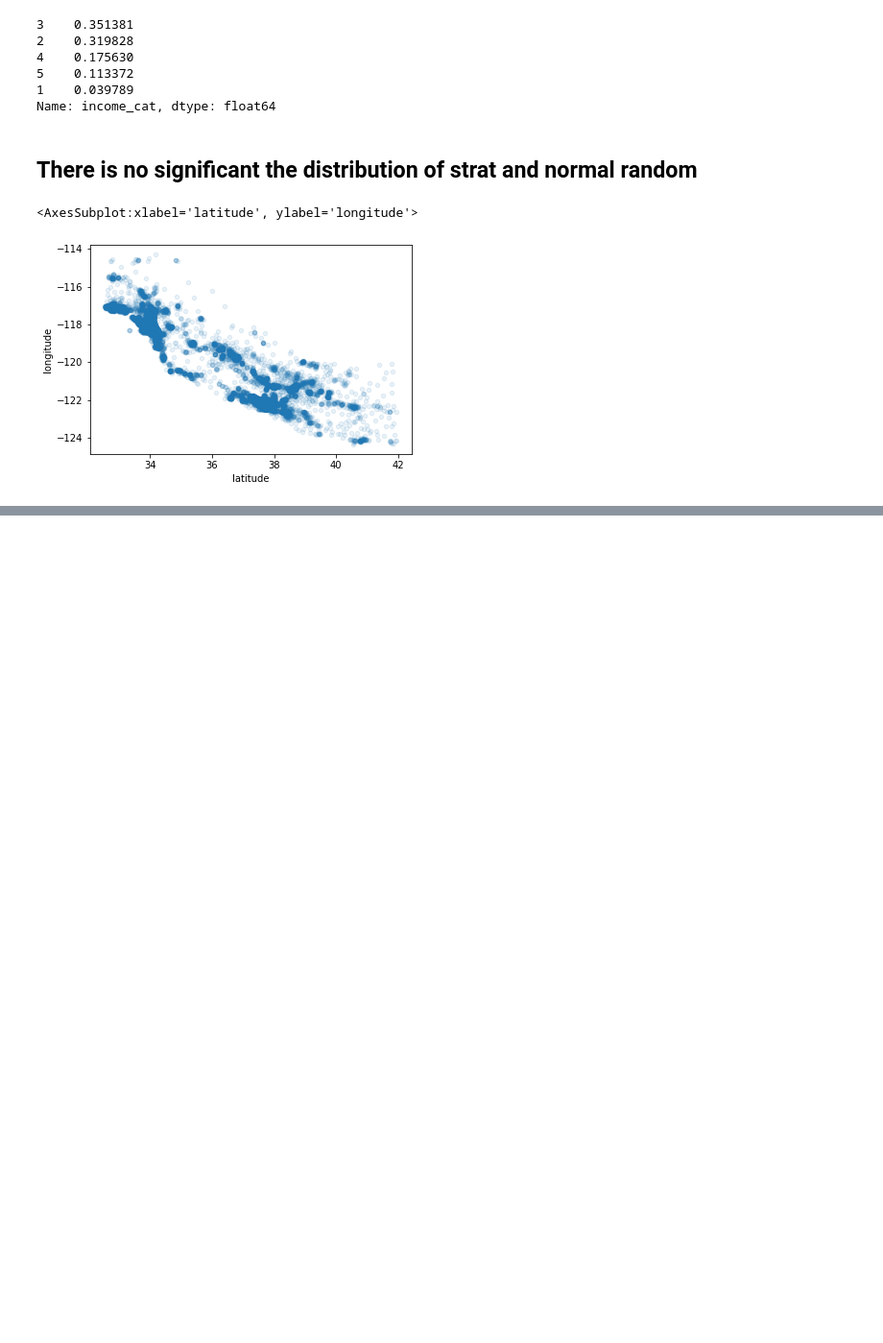
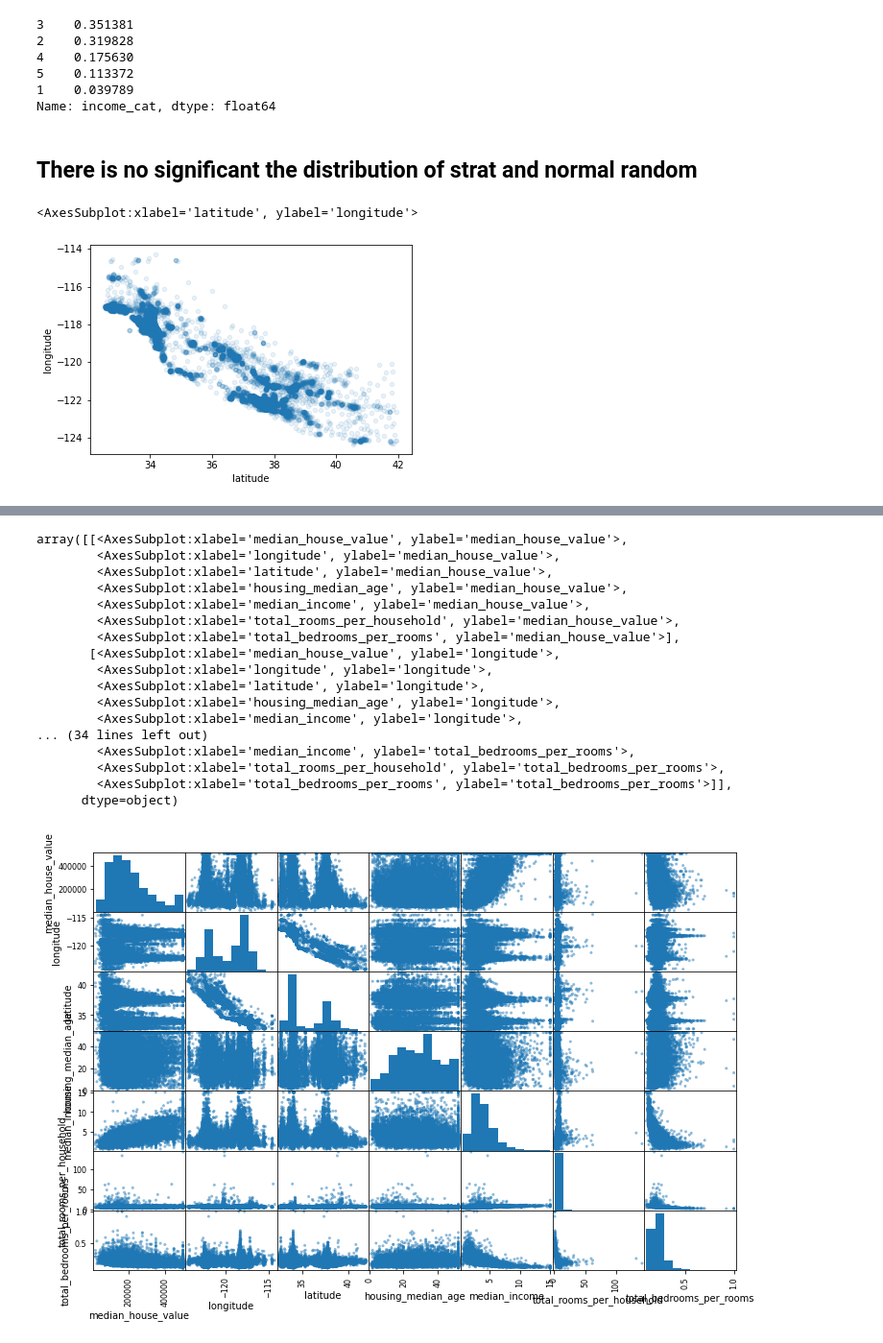
Before and after one commit to korntewin/practice-handson-ml2, a Jupyter notebook: ch2 end to end ml project - house_pricing_analysis.ipynb, the cells around one changed output, grey strips where cells are left out. Shown: that part at 96% size. Saved outputs shown, nothing was run; the diff lists cells and outputs as text; code cells hidden in the pictures; blank space fills up the shorter version.

```diff
--- a/ch2 end to end ml project - house_pricing_analysis.ipynb
+++ b/ch2 end to end ml project - house_pricing_analysis.ipynb
@@ -244,0 +322,26 @@ train_set.plot(kind='scatter', x='latitude', y = 'longitude', alpha = 0.1)
+# %%
+mod_train_set = train_set.copy()
+mod_train_set['total_rooms_per_household'] = train_set['total_rooms']/train_set['households']
+mod_train_set['total_bedrooms_per_rooms'] = train_set['total_bedrooms']/train_set['total_rooms']
+# %%
+attributes = focused_attributes + ['total_rooms_per_household', 'total_bedrooms_per_rooms']
+scatter_matrix(mod_train_set[attributes], figsize=(12, 8))
+# %% [output]
+array([[<AxesSubplot:xlabel='median_house_value', ylabel='median_house_value'>,
+        <AxesSubplot:xlabel='longitude', ylabel='median_house_value'>,
+        <AxesSubplot:xlabel='latitude', ylabel='median_house_value'>,
+        <AxesSubplot:xlabel='housing_median_age', ylabel='median_house_value'>,
+        <AxesSubplot:xlabel='median_income', ylabel='median_house_value'>,
+        <AxesSubplot:xlabel='total_rooms_per_household', ylabel='median_house_value'>,
+        <AxesSubplot:xlabel='total_bedrooms_per_rooms', ylabel='median_house_value'>],
+       [<AxesSubplot:xlabel='median_house_value', ylabel='longitude'>,
+        <AxesSubplot:xlabel='longitude', ylabel='longitude'>,
+        <AxesSubplot:xlabel='latitude', ylabel='longitude'>,
+        <AxesSubplot:xlabel='housing_median_age', ylabel='longitude'>,
+        <AxesSubplot:xlabel='median_income', ylabel='longitude'>,
+... (34 lines left out)
+        <AxesSubplot:xlabel='median_income', ylabel='total_bedrooms_per_rooms'>,
+        <AxesSubplot:xlabel='total_rooms_per_household', ylabel='total_bedrooms_per_rooms'>,
+        <AxesSubplot:xlabel='total_bedrooms_per_rooms', ylabel='total_bedrooms_per_rooms'>]],
+      dtype=object)
+[figure, added]
```
Also changed, not shown: parts of 29 cells of this notebook, 1 other file.
